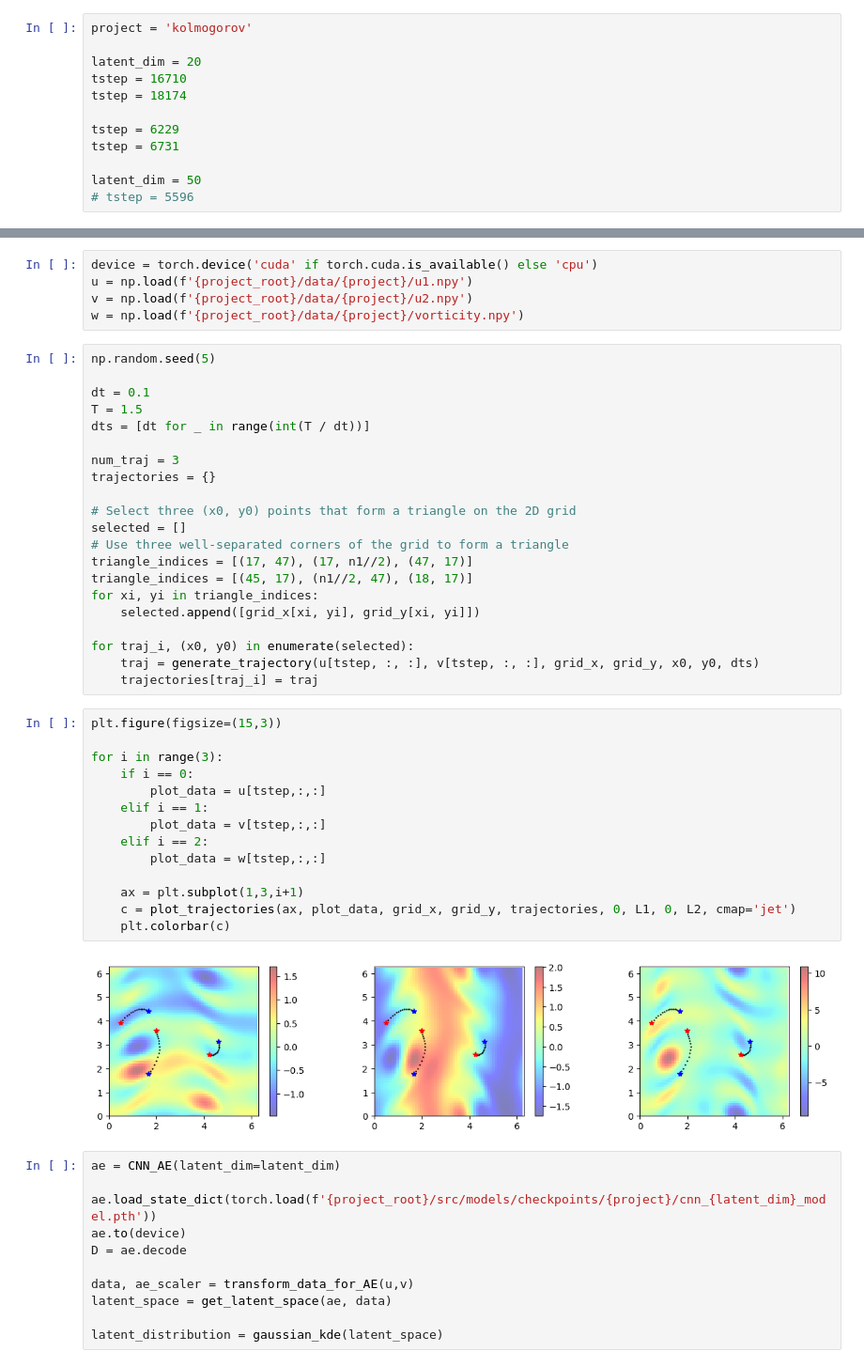
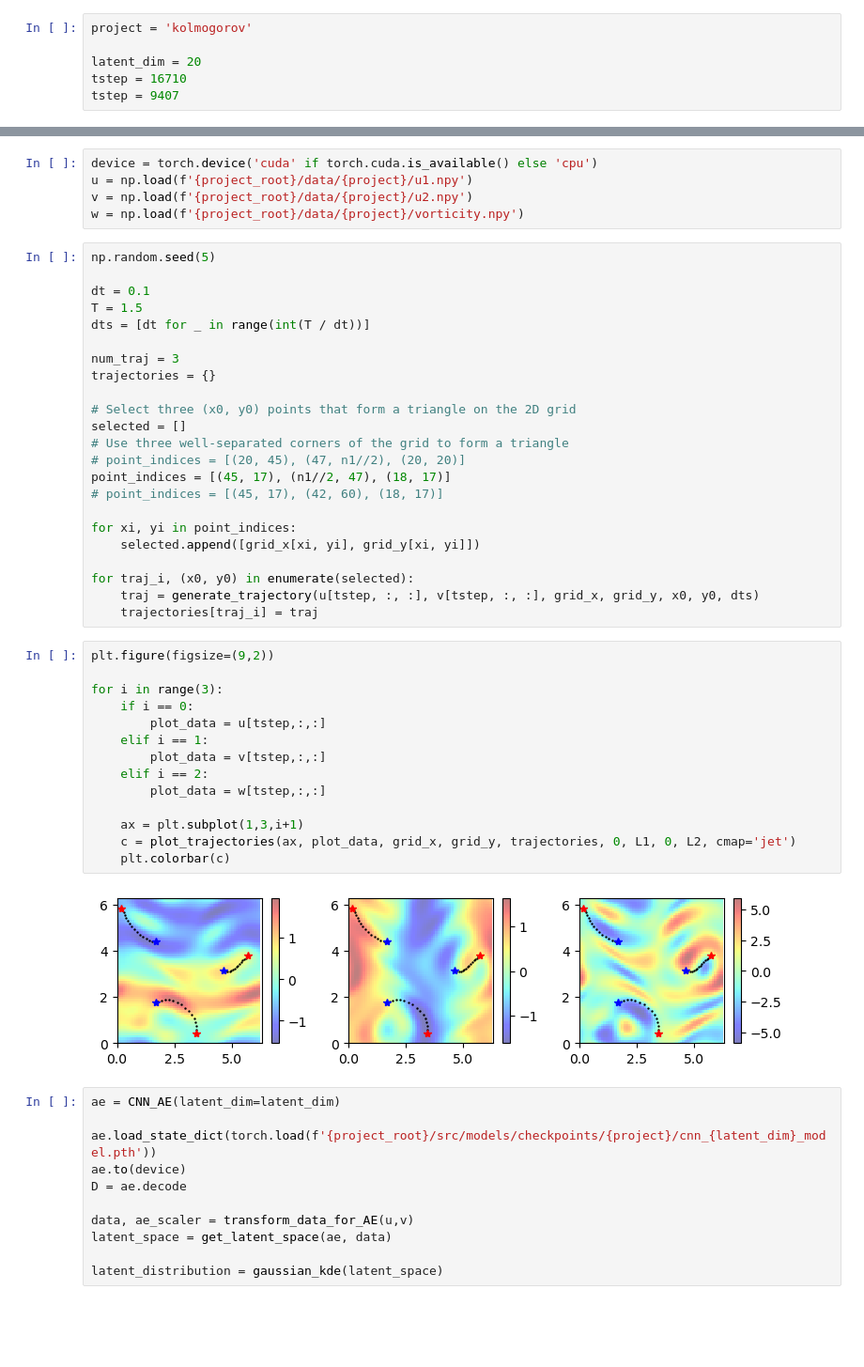
Before and after one commit to biancach/LDA_BO, a Jupyter notebook: examples/kolmogorov/bo/trajectory_optimization.ipynb, the cells around one changed output, grey strips where cells are left out. Shown at 94% size. Saved outputs shown, nothing was run; the diff lists cells and outputs as text; blank space fills up the shorter version.

```diff
--- a/examples/kolmogorov/bo/trajectory_optimization.ipynb
+++ b/examples/kolmogorov/bo/trajectory_optimization.ipynb
@@ -24,13 +26,7 @@ project = 'kolmogorov'
 
 latent_dim = 20
 tstep = 16710
-tstep = 18174
-
-tstep = 6229
-tstep = 6731
-
-latent_dim = 50
-# tstep = 5596
+tstep = 9407
 # %%
 L1, L2 = 2*np.pi, 2*np.pi
 n1, n2 = 64, 64
@@ -66,30 +62,32 @@ trajectories = {}
 # Select three (x0, y0) points that form a triangle on the 2D grid
 selected = []
 # Use three well-separated corners of the grid to form a triangle
-triangle_indices = [(17, 47), (17, n1//2), (47, 17)]
-triangle_indices = [(45, 17), (n1//2, 47), (18, 17)]
-for xi, yi in triangle_indices:
+# point_indices = [(20, 45), (47, n1//2), (20, 20)]
+point_indices = [(45, 17), (n1//2, 47), (18, 17)]
+# point_indices = [(45, 17), (42, 60), (18, 17)]
+
+for xi, yi in point_indices:
     selected.append([grid_x[xi, yi], grid_y[xi, yi]])
 
 for traj_i, (x0, y0) in enumerate(selected):
     traj = generate_trajectory(u[tstep, :, :], v[tstep, :, :], grid_x, grid_y, x0, y0, dts)
     trajectories[traj_i] = traj
 # %%
-plt.figure(figsize=(15,3))
+plt.figure(figsize=(9,2))
 
 for i in range(3):
     if i == 0:
         plot_data = u[tstep,:,:]
     elif i == 1:
         plot_data = v[tstep,:,:]
     elif i == 2:
         plot_data = w[tstep,:,:]
 
     ax = plt.subplot(1,3,i+1)
     c = plot_trajectories(ax, plot_data, grid_x, grid_y, trajectories, 0, L1, 0, L2, cmap='jet')
     plt.colorbar(c)
 # %% [output]
-[figure, old version]
+[figure, new version]
 # %%
 ae = CNN_AE(latent_dim=latent_dim)
 
```
Also changed, not shown: parts of 13 cells of this notebook, 6 other files.
